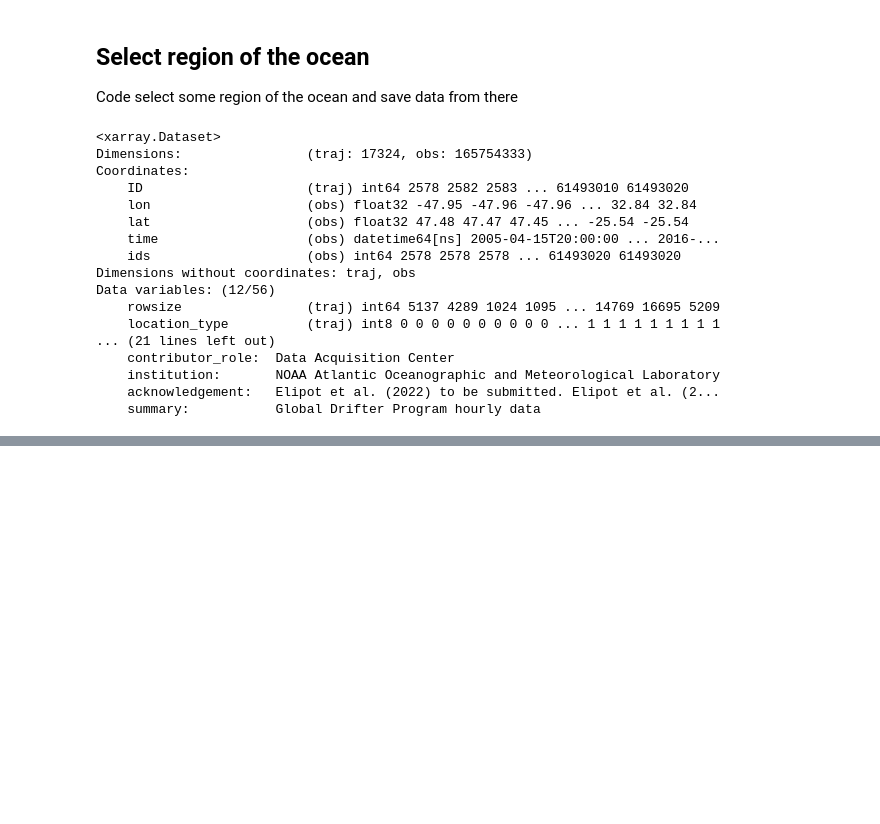
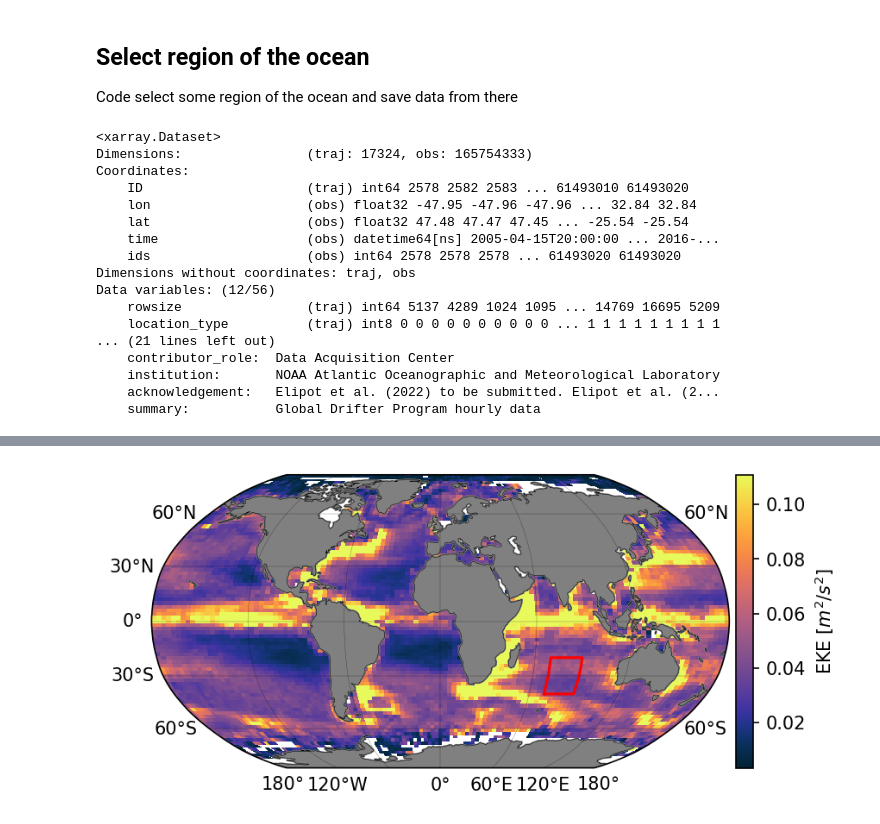
Before and after one commit to dhruvbalwada/GDP-earthcube-meeting-2022, a Jupyter notebook: select_region.ipynb, the cells around one changed output, grey strips where cells are left out. Drawn from its saved outputs; the diff is of its cells as text; code cells hidden in the pictures; blank space fills up the shorter version.

```diff
--- a/select_region.ipynb
+++ b/select_region.ipynb
@@ -132,3 +177,9 @@ plt.plot(x,y, color='red')
+# %%
+def postobox(lon, lat):
+    y_box = [lat[0], lat[0], lat[1], lat[1], lat[0]]
+    x_box = [lon[0], lon[1], lon[1], lon[0], lon[0]]
+
+    return x_box, y_box
 # %%
 plt.figure(figsize= (12,5))
 
@@ -150,0 +200,45 @@ plt.plot(x,y, color='red')
+# %%
+
+x_c = ds_stats.lon
+y_c = ds_stats.lat
+# get 1st and 99th percentiles of values to plot to get a useful range for the colorscale
+EKE= ds_stats.EKE
+v1,v2 = np.nanpercentile(EKE.T,[1,99])
+
+fig = plt.figure(dpi=150)
+ax = fig.add_subplot(1,1,1,projection=ccrs.Robinson(central_longitude=0))
+#cmap = cmocean.tools.crop(cmocean.cm.matter_r, vmin=0, vmax=v2, pivot=0)
+cmap = cmocean.cm.thermal
+pcm = ax.pcolormesh(x_c, y_c,
+                    EKE,
+                    cmap=cmap,
+                    transform=ccrs.PlateCarree(),
+                    vmin=v1, vmax=v2/2)
+
+# gridlines and labels
+gl = ax.gridlines(color='k', linewidth=0.1, linestyle='-',
+                  xlocs=np.arange(-180, 181, 60), ylocs=np.arange(-90, 91, 30),
+                  draw_labels=True)
+gl.top_labels = False
+gl.right_labels = False
+
+
+
+#plt.plot(postobox(lon, lat), color='red')
+
+ax.plot(postobox(lon_ind, lat_ind)[0], postobox(lon_ind, lat_ind)[1], color='red',transform=ccrs.PlateCarree())
+#ax.plot(postobox(lon_agu, lat_agu)[0], postobox(lon_agu, lat_agu)[1], color='red',transform=ccrs.PlateCarree())
+#ax.plot(postobox(lon_wnatl, lat_wnatl)[0], postobox(lon_wnatl, lat_wnatl)[1], color='red',transform=ccrs.PlateCarree())
+#ax.plot(postobox(lon_enatl, lat_enatl)[0], postobox(lon_enatl, lat_enatl)[1], color='red',transform=ccrs.PlateCarree())
+#ax.plot(postobox(lon_acc, lat_acc)[0], postobox(lon_acc, lat_acc)[1], color='red',transform=ccrs.PlateCarree())
+# add land and coastline
+ax.add_feature(cfeature.LAND, facecolor='grey', zorder=1)
+ax.add_feature(cfeature.COASTLINE, linewidth=0.25, zorder=1)
+divider = make_axes_locatable(ax)
+cax = divider.append_axes("right", size="3%", pad=0.05, axes_class=plt.Axes)
+cb = fig.colorbar(pcm, cax=cax);
+cb.ax.set_ylabel(r'EKE [$m^2/s^2$]');
+
+plt.savefig('EKE_map.pdf')
+# %% [output]
+[figure, added]
```
Also changed, not shown: parts of 8 cells of this notebook, 6 other files.
